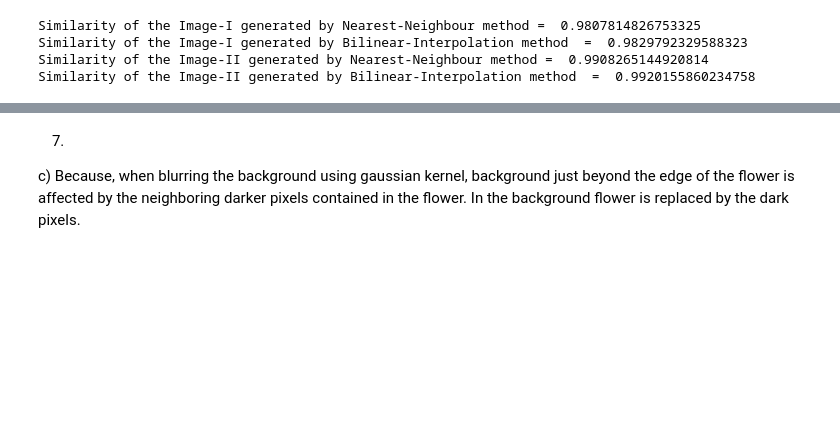
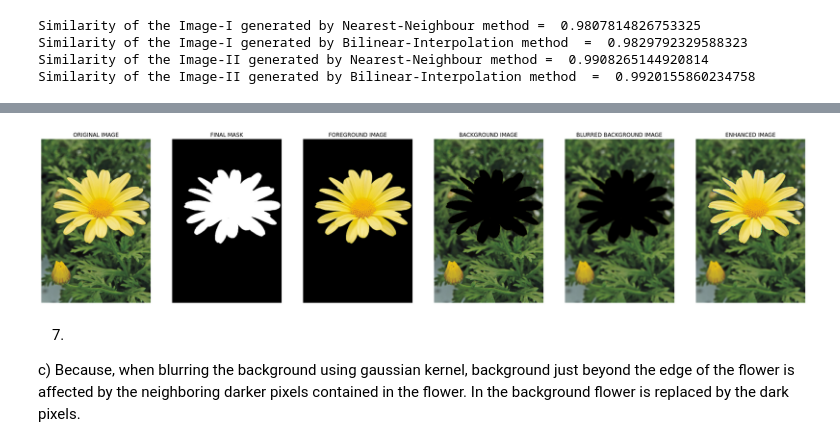
Before and after one commit to sanjith1999/EN2550-Assignments, a Jupyter notebook: Spatial Filtering/main.ipynb, the cells around one changed output, grey strips where cells are left out. Drawn from its saved outputs; the diff is of its cells as text; code cells hidden in the pictures; blank space fills up the shorter version.

```diff
--- a/Spatial Filtering/main.ipynb
+++ b/Spatial Filtering/main.ipynb
@@ -395,3 +350,27 @@ del mask; del bgdModel; del fgdModel
+# %%
+fig, ax =plt.subplots(1,6,figsize=(30,8))
+ax[0].imshow(cv.cvtColor(f7, cv.COLOR_BGR2RGB))
+ax[0].set_title("ORIGINAL IMAGE")
+
+ax[1].imshow(mask2,cmap='gray')
+ax[1].set_title("FINAL MASK")
+
+ax[2].imshow(cv.cvtColor(fore, cv.COLOR_BGR2RGB))
+ax[2].set_title("FOREGROUND IMAGE")
+
+ax[3].imshow(cv.cvtColor(back, cv.COLOR_BGR2RGB))
+ax[3].set_title("BACKGROUND IMAGE")
+
+ax[4].imshow(cv.cvtColor(blurred_bg, cv.COLOR_BGR2RGB))
+ax[4].set_title("BLURRED BACKGROUND IMAGE")
+
+ax[5].imshow(cv.cvtColor(enhanced, cv.COLOR_BGR2RGB))
+ax[5].set_title("ENHANCED IMAGE")
+for i in range(6):
+    ax[i].axis("off")
+plt.show()
+# %% [output]
+[figure, added]
 # %% [markdown]
 7)
 c) Because, when blurring the background using gaussian kernel, background just beyond the edge of the flower is affected by the neighboring  darker pixels contained in the flower.
```
Also changed, not shown: parts of 3 cells of this notebook.
